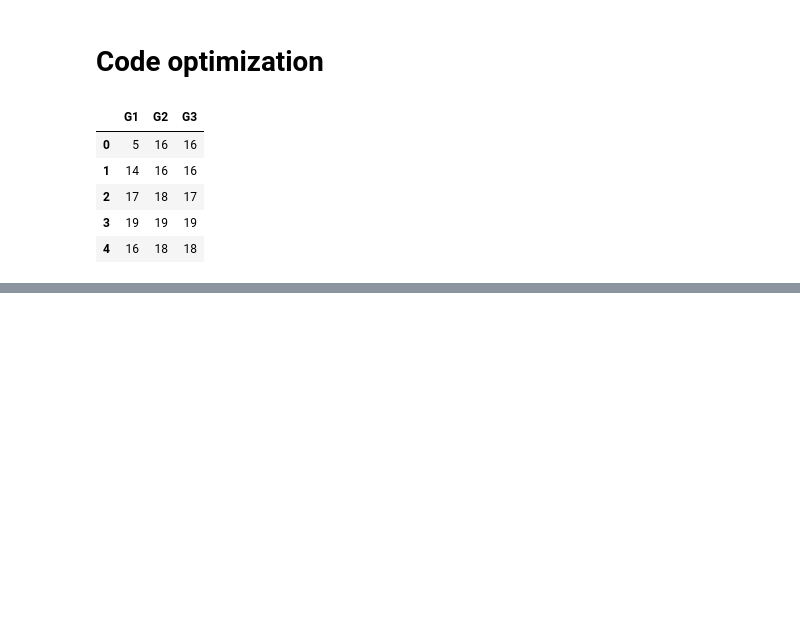
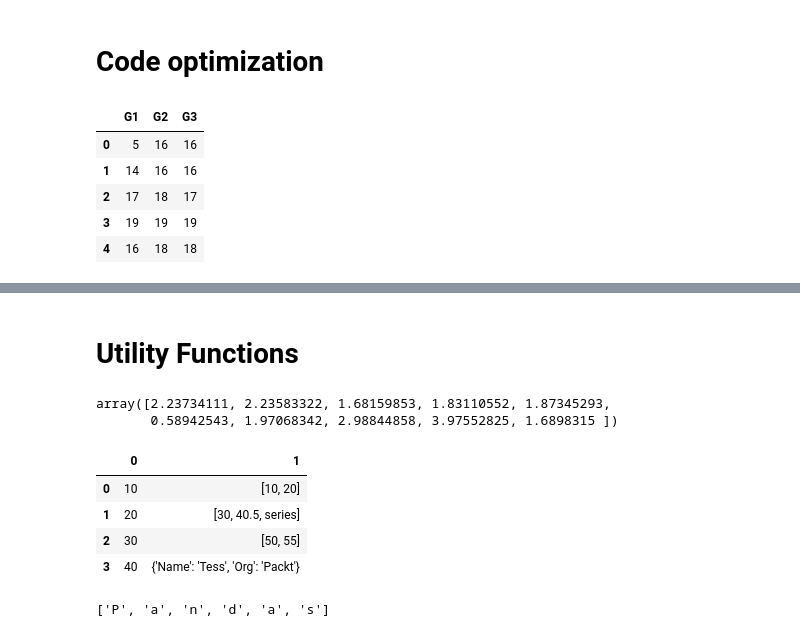
Before and after one commit to mlhudson1/CIDM4310-70_Pandas, a Jupyter notebook: Chapter1Fixed.ipynb, the cells around one changed output, grey strips where cells are left out. Cells and saved outputs as stored; diff of their text form; code cells hidden in the pictures; blank space fills up the shorter version.

Commit message:
Ch.1 - Utility Functions

```diff
--- a/Chapter1Fixed.ipynb
+++ b/Chapter1Fixed.ipynb
@@ -322,0 +333,29 @@ df = studentData[['G1','G2','G3']].apply(lambda x:)
+# %% [markdown]
+# Utility Functions
+# %%
+# Generating random numbers
+np.random.normal (2.0,1,10)
+# %% [output]
+array([2.23734111, 2.23583322, 1.68159853, 1.83110552, 1.87345293,
+       0.58942543, 1.97068342, 2.98844858, 3.97552825, 1.6898315 ])
+# %%
+# Concatenating three series
+#pd.concat([ser1,ser2,ser3],axis=1)
+# LOL there is no ser3 in this chapter
+pd.concat([ser1,ser2], axis=1)
+# and below is not the correct result in anyway. it's taking about petals and sepal from a dataset we haven't used yet.
+# that's packt for you; riddled with errors. You should have chosen an apress or oreily book.
+# %% [output]
+|  | 0 | 1 |
+| 0 | 10 | [10, 20] |
+| 1 | 20 | [30, 40.5, series] |
+| 2 | 30 | [50, 55] |
+| 3 | 40 | {'Name': 'Tess', 'Org': 'Packt'} |
+# %%
+#Define an empty list
+letters = []
+for letter in 'Pandas':
+    letters.append(letter)
+print(letters)
+# %% [output]
+['P', 'a', 'n', 'd', 'a', 's']
```
Also changed, not shown: parts of 11 cells of this notebook.
